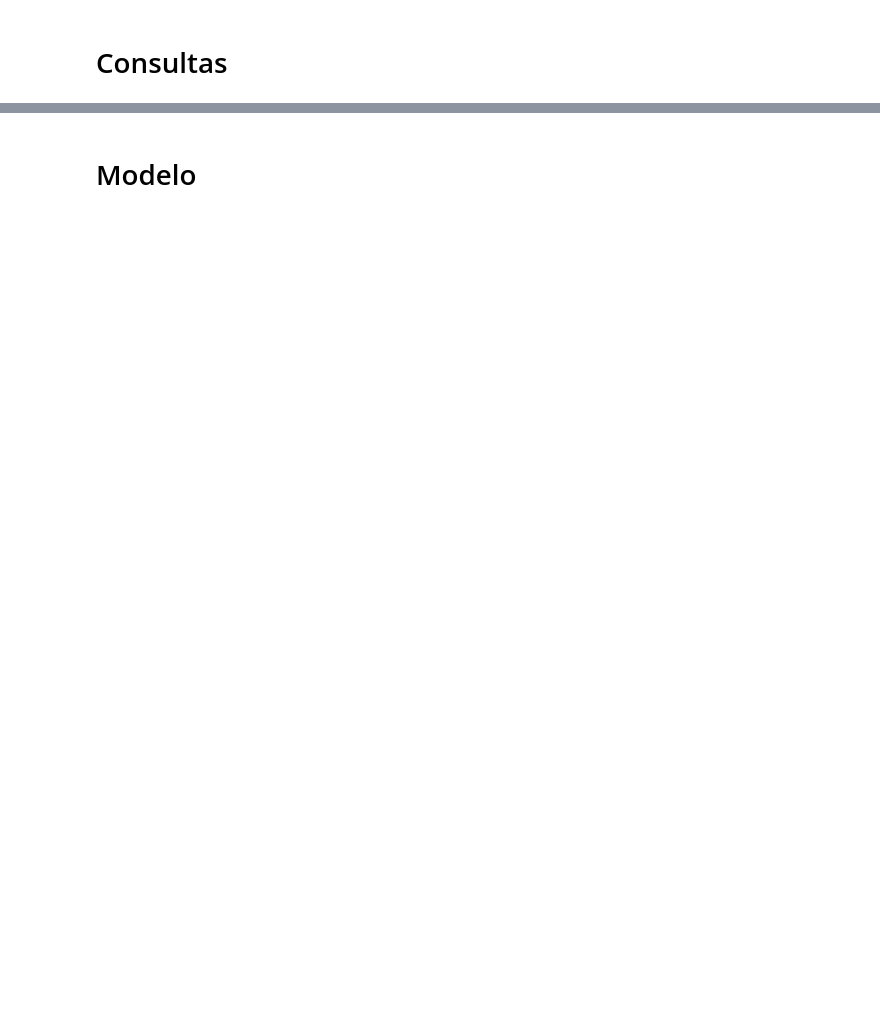
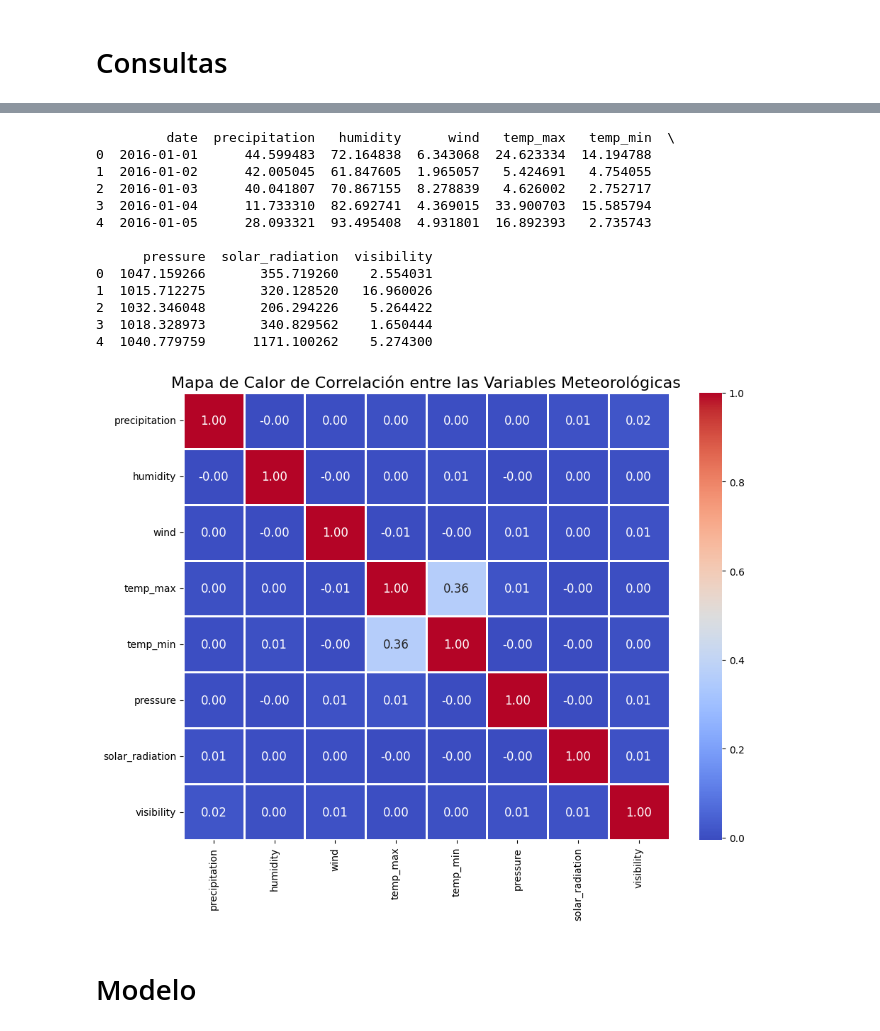
Before and after one commit to Dekiuv/PrediccionMeteo, a Jupyter notebook: GeneraciónBBDD.ipynb, the cells around one changed output, grey strips where cells are left out. Drawn from its saved outputs; the diff is of its cells as text; code cells hidden in the pictures; blank space fills up the shorter version.

```diff
--- a/GeneraciónBBDD.ipynb
+++ b/GeneraciónBBDD.ipynb
@@ -544,36 +512,36 @@ Image(filename=output_path + '.png')
 # Consultas
 # %%
 # Conectar a la base de datos SQLite
-db_path = '/content/drive/MyDrive/Colab Notebooks/csv/DatosBuenos/observations.db'
+db_path = 'CSV\Prediccion.db'
 conn = sqlite3.connect(db_path)
 
 try:
     # Consulta para obtener la precipitación y la fecha
     query = """
-    SELECT d.date, wd.precipitation
-    FROM weather_data wd
-    JOIN dates d ON wd.date_id = d.date_id
+    SELECT d.date, vl.precipitation
+    FROM ValoresLimpios vl
+    JOIN dates d ON vl.date_id = d.date_id
     ORDER BY d.date
     """
     # Ejecutar la consulta y cargar los resultados en un DataFrame
-    weather_data = pd.read_sql_query(query, conn)
+    ValoresLimpios = pd.read_sql_query(query, conn)
 
 finally:
     # Cerrar la conexión
     conn.close()
 
 # Verificar que los datos se han cargado correctamente
-print(weather_data.head())
+print(ValoresLimpios.head())
 
 # Convertir la columna 'date' a tipo datetime para poder hacer manipulaciones en las fechas
-weather_data['date'] = pd.to_datetime(weather_data['date'])
+ValoresLimpios['date'] = pd.to_datetime(ValoresLimpios['date'])
 
 # Extraer el año y el mes de la columna 'date'
-weather_data['year'] = weather_data['date'].dt.year
-weather_data['month'] = weather_data['date'].dt.month
+ValoresLimpios['year'] = ValoresLimpios['date'].dt.year
+ValoresLimpios['month'] = ValoresLimpios['date'].dt.month
 
 # Agrupar por año y mes, y obtener la precipitación total para cada mes
-monthly_precipitation = weather_data.groupby(['year', 'month'])['precipitation'].sum().unstack(fill_value=0)
+monthly_precipitation = ValoresLimpios.groupby(['year', 'month'])['precipitation'].sum().unstack(fill_value=0)
 
 # Crear un gráfico radar por año
 years = monthly_precipitation.index
@@ -662,46 +638,61 @@ plt.show()
 # %%
 
 # Conectar a la base de datos SQLite
-db_path = '/content/drive/MyDrive/csv/Datos_Proyecto/observations.db'
+db_path = 'CSV\Prediccion.db'
 conn = sqlite3.connect(db_path)
 
 try:
     # Consulta para obtener todas las variables relevantes
     query = """
-    SELECT d.date, wd.precipitation, wd.humidity, wd.wind, wd.temp_max, wd.temp_min, wd.pressure, wd.solar_radiation, wd.visibility
-    FROM weather_data wd
-    JOIN dates d ON wd.date_id = d.date_id
+    SELECT d.date, vl.precipitation, vl.humidity, vl.wind, vl.temp_max, vl.temp_min, vl.pressure, vl.solar_radiation, vl.visibility
+    FROM ValoresLimpios vl
+    JOIN dates d ON vl.date_id = d.date_id
     ORDER BY d.date
     """
     # Ejecutar la consulta y cargar los resultados en un DataFrame
-    weather_data = pd.read_sql_query(query, conn)
+    ValoresLimpios = pd.read_sql_query(query, conn)
 
 finally:
     # Cerrar la conexión
     conn.close()
 
 # Verificar que los datos se han cargado correctamente
-print(weather_data.head())
+print(ValoresLimpios.head())
 
 # Convertir la columna 'date' a tipo datetime para poder hacer manipulaciones en las fechas
-weather_data['date'] = pd.to_datetime(weather_data['date'])
+ValoresLimpios['date'] = pd.to_datetime(ValoresLimpios['date'])
 
 # Asegurarse de que las columnas numéricas sean de tipo float (si es necesario)
-weather_data[['precipitation', 'humidity', 'wind', 'temp_max', 'temp_min', 'pressure', 'solar_radiation', 'visibility']] = weather_data[['precipitation', 'humidity', 'wind', 'temp_max', 'temp_min', 'pressure', 'solar_radiation', 'visibility']].astype(float)
+ValoresLimpios[['precipitation', 'humidity', 'wind', 'temp_max', 'temp_min', 'pressure', 'solar_radiation', 'visibility']] = ValoresLimpios[['precipitation', 'humidity', 'wind', 'temp_max', 'temp_min', 'pressure', 'solar_radiation', 'visibility']].astype(float)
 
 # Calcular la matriz de correlación
-correlation_matrix = weather_data[['precipitation', 'humidity', 'wind', 'temp_max', 'temp_min', 'pressure', 'solar_radiation', 'visibility']].corr()
+correlation_matrix = ValoresLimpios[['precipitation', 'humidity', 'wind', 'temp_max', 'temp_min', 'pressure', 'solar_radiation', 'visibility']].corr()
 
 # Crear el heatmap
 plt.figure(figsize=(10, 8))
 sns.heatmap(correlation_matrix, annot=True, cmap='coolwarm', cbar=True, linewidths=1, fmt='.2f', annot_kws={"size": 12})
 
 # Título del gráfico
 plt.title('Mapa de Calor de Correlación entre las Variables Meteorológicas', size=16)
 
 # Mejorar la presentación
 plt.tight_layout()
 plt.show()
+# %% [output]
+         date  precipitation   humidity      wind   temp_max   temp_min  \
+0  2016-01-01      44.599483  72.164838  6.343068  24.623334  14.194788
+1  2016-01-02      42.005045  61.847605  1.965057   5.424691   4.754055
+2  2016-01-03      40.041807  70.867155  8.278839   4.626002   2.752717
+3  2016-01-04      11.733310  82.692741  4.369015  33.900703  15.585794
+4  2016-01-05      28.093321  93.495408  4.931801  16.892393   2.735743
+
+      pressure  solar_radiation  visibility
+0  1047.159266       355.719260    2.554031
+1  1015.712275       320.128520   16.960026
+2  1032.346048       206.294226    5.264422
+3  1018.328973       340.829562    1.650444
+4  1040.779759      1171.100262    5.274300
+[figure, added]
 # %%
 import sqlite3
 import pandas as pd
```
Also changed, not shown: parts of 15 cells of this notebook, 9 other files.
